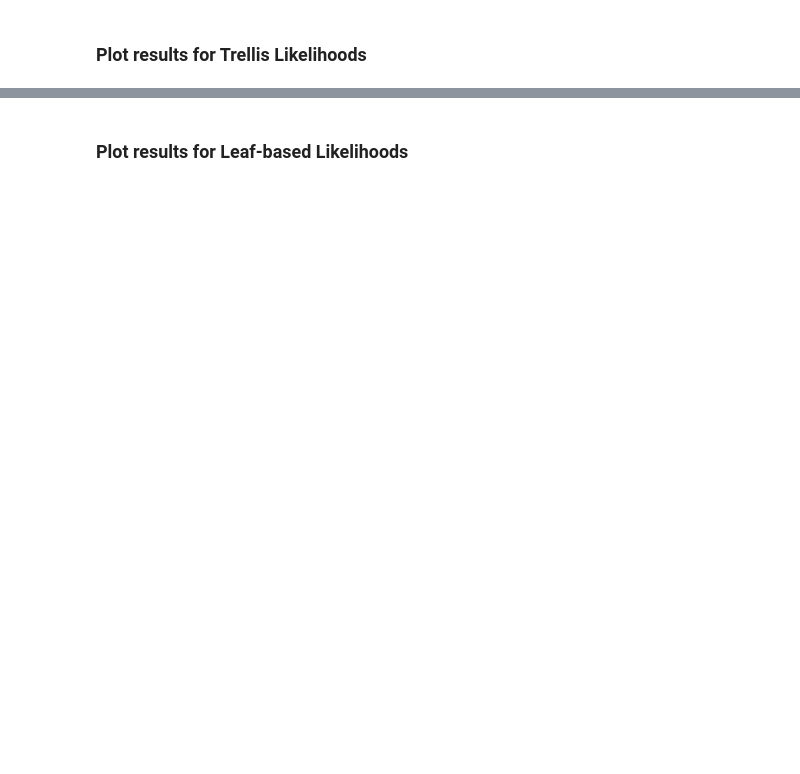
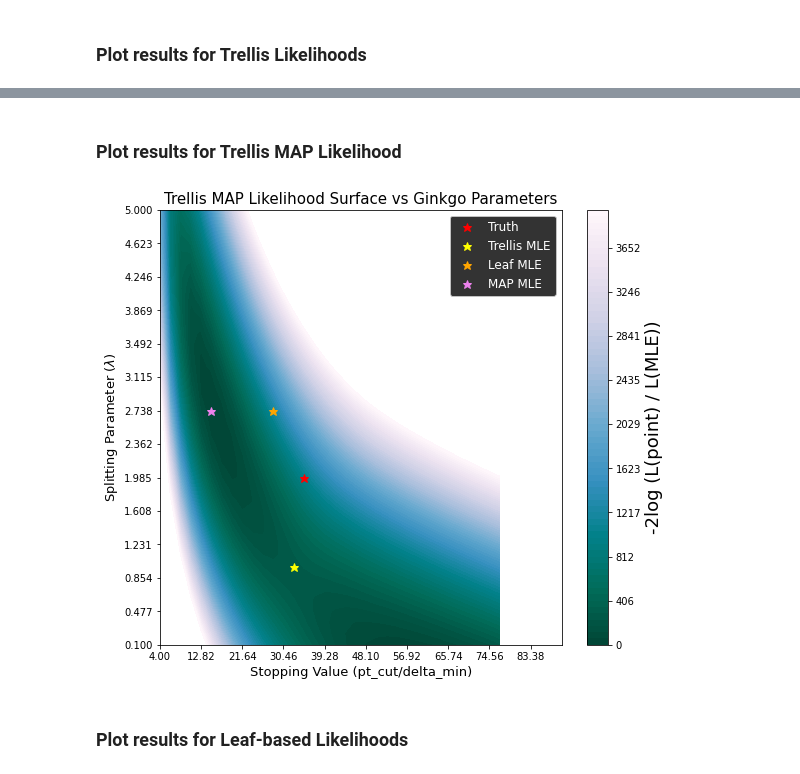
Before and after one commit to mdkdrnevich/ginkgo-inference, a Jupyter notebook: fit_on_leaves.ipynb, the cells around one changed output, grey strips where cells are left out. Cells and saved outputs as stored; diff of their text form; code cells hidden in the pictures; blank space fills up the shorter version.

```diff
--- a/fit_on_leaves.ipynb
+++ b/fit_on_leaves.ipynb
@@ -182,3 +197,34 @@ ax.set_yticks(lambda_vals[::3]);
+# %% [markdown]
+### Plot results for Trellis MAP Likelihood
+# %%
+fig, ax = plt.subplots(nrows=1, ncols=1)
+fig.set_size_inches(9,8)
+
+Z = -2*(likelihood_map_surface-likelihood_map_surface[mle_map_coords])
+
+# Boost the upper limit to avoid truncation errors.
+levels = -2*np.flip(np.linspace(-2, 0, 70))*1000
+
+cset1 = ax.contourf(grid_cut, grid_lambda, Z,
+                    levels, cmap="PuBuGn_r")
+cb = fig.colorbar(cset1, ax=ax)
+cb.set_label(label="-2log (L(point) / L(MLE))", size=18)
+
+ax.plot(cut_vals[truth_bin[0]], lambda_vals[truth_bin[1]], "*", color="red", markersize=9, label="Truth")
+ax.plot(cut_vals[mle_coords[1]], lambda_vals[mle_coords[0]], "*", color="yellow", markersize=9, label="Trellis MLE")
+ax.plot(cut_vals[mle_leaf_coords[1]], lambda_vals[mle_leaf_coords[0]], "*", color="orange", markersize=9, label="Leaf MLE")
+ax.plot(cut_vals[mle_map_coords[1]], lambda_vals[mle_map_coords[0]], "*", color="violet", markersize=9, label="MAP MLE")
+
+ax.legend(labelcolor="white", facecolor="black", fontsize="large")
+
+ax.set_title("Trellis MAP Likelihood Surface vs Ginkgo Parameters", size=15)
+ax.set_xlabel("Stopping Value (pt_cut/delta_min)", size=13)
+ax.set_ylabel("Splitting Parameter ($\lambda$)", size=13)
+#ax.set_yscale("log")
+ax.set_xticks(cut_vals[::4])
+ax.set_yticks(lambda_vals[::3]);
+# %% [output]
+[figure, added]
 # %% [markdown]
 ### Plot results for Leaf-based Likelihoods
 # %%
```
Also changed, not shown: parts of 26 cells of this notebook, 2 other files.
